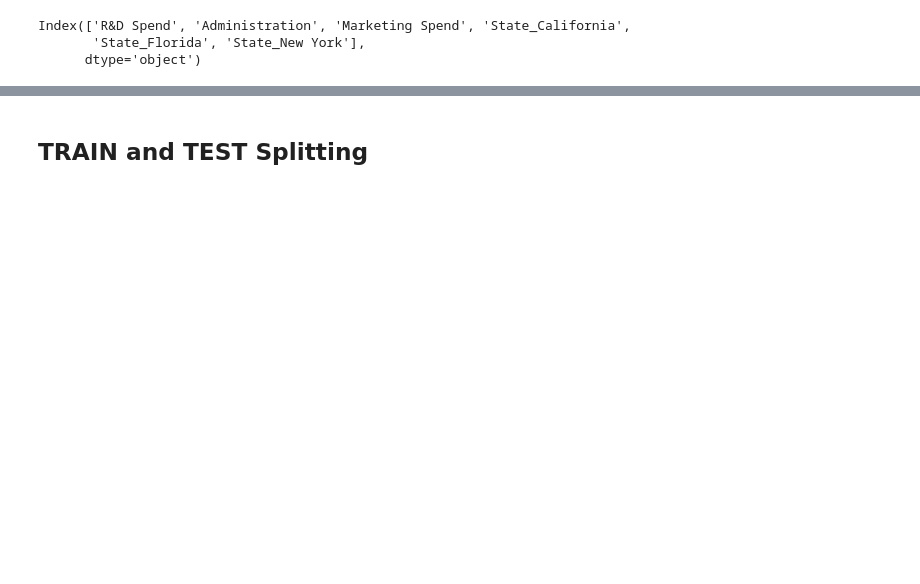
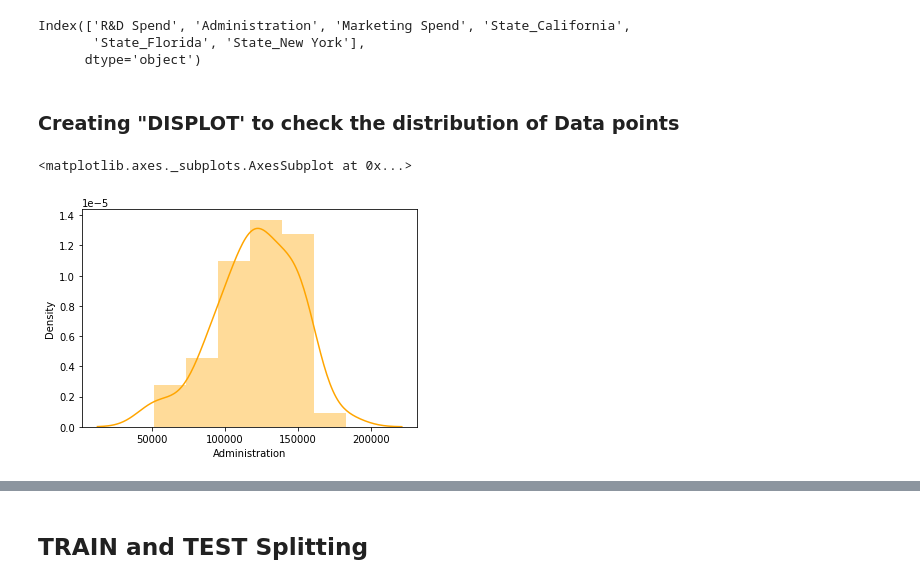
Before and after one commit to RAHULRAJ666DX/Startups-Profit-Prediction-Machine-Learning-Project, a Jupyter notebook: 50_Startups_Linear_Regression_Project.ipynb, the cells around one changed output, grey strips where cells are left out. Cells and saved outputs as stored; diff of their text form; code cells hidden in the pictures; blank space fills up the shorter version.

```diff
--- a/50_Startups_Linear_Regression_Project.ipynb
+++ b/50_Startups_Linear_Regression_Project.ipynb
@@ -180,0 +189,7 @@ Index(['R&D Spend', 'Administration', 'Marketing Spend', 'State_California',
+# %% [markdown]
+### **Creating "DISPLOT' to check the distribution of Data points**
+# %%
+sns.distplot((dataset['Administration']),color="orange")
+# %% [output]
+<matplotlib.axes._subplots.AxesSubplot at 0x...>
+[figure, added]
```
Also changed, not shown: parts of 62 cells of this notebook.
